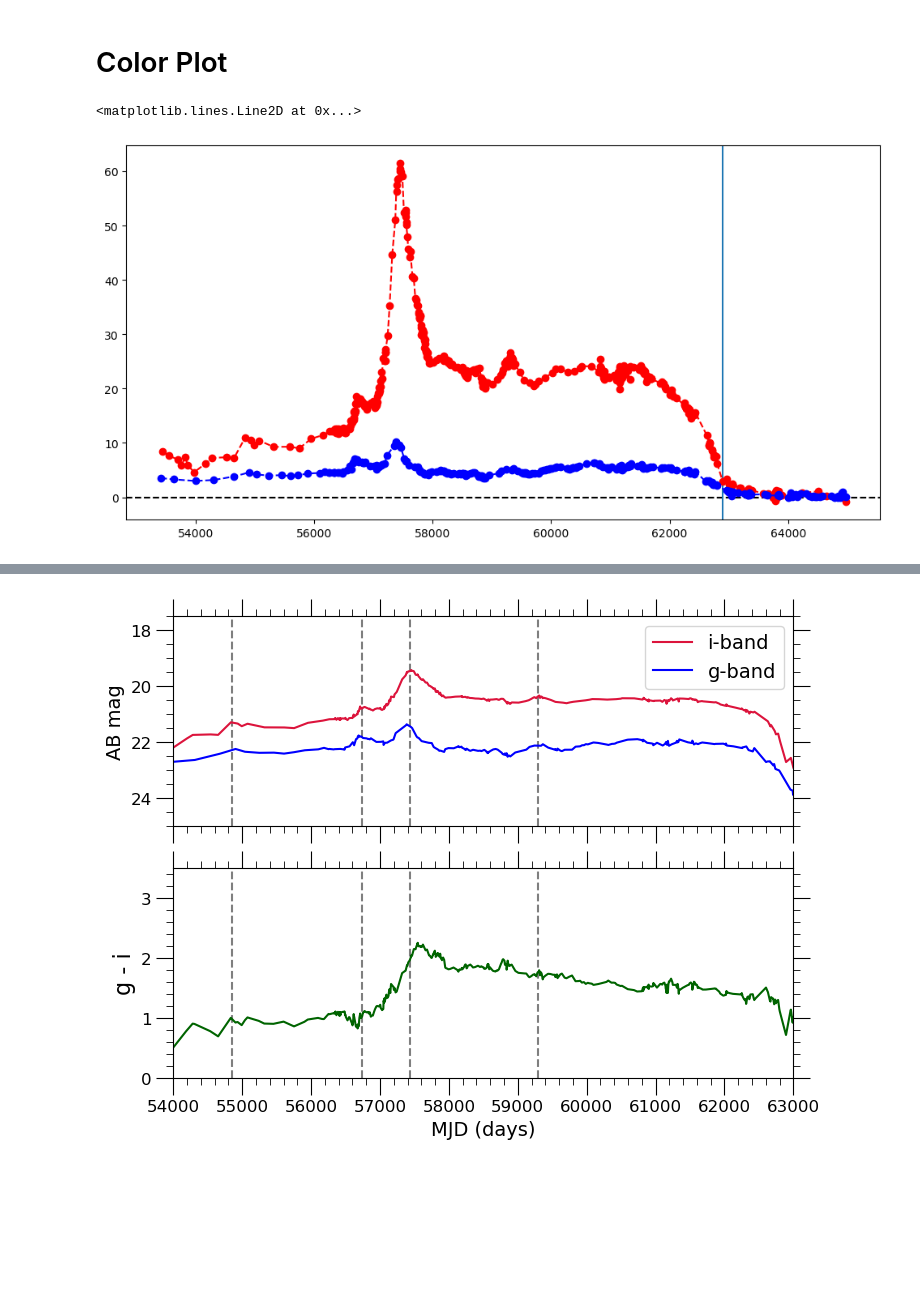
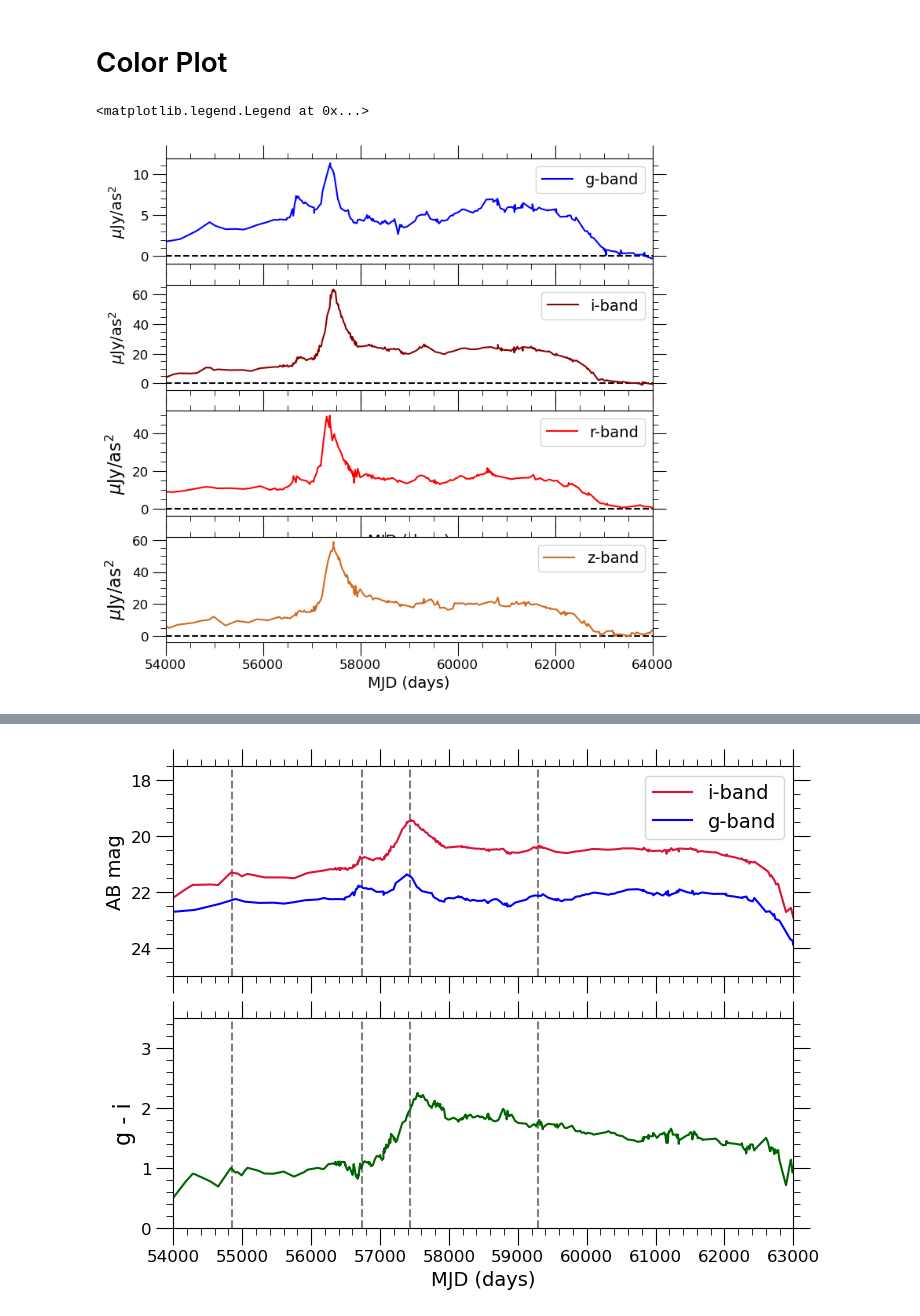
Before and after one commit to xiaolng/EtaCarEchoes, a Jupyter notebook: ColorPlot_EtaCarLEs.ipynb, the cells around one changed output, grey strips where cells are left out. Drawn from its saved outputs; the diff is of its cells as text; code cells hidden in the pictures; blank space fills up the shorter version.

Commit message:
Updated to include r and z bands

```diff
--- a/ColorPlot_EtaCarLEs.ipynb
+++ b/ColorPlot_EtaCarLEs.ipynb
@@ -8,15 +8,72 @@ from LC_utility import *
 ### Read in Models
 LCm2_i = pd.read_csv('../tables/LC_tables/M2_iEtaCarLC.csv')
 LCm2_g = pd.read_csv('../tables/LC_tables/M2_gEtaCarLC.csv')
+LCm2_r = pd.read_csv('../tables/LC_tables/M2_rEtaCarLC.csv')
+LCm2_z = pd.read_csv('../tables/LC_tables/M2_zEtaCarLC.csv')
 # %%
-plt.subplots(dpi = 100, figsize = [12,6])
-plt.errorbar(LCm2_i['mjd'], LCm2_i['mJyas2'], fmt='--o', ecolor='black', color='red', yerr=LCm2_i['mJyas2_err'])
-plt.errorbar(LCm2_g['mjd'], LCm2_g['mJyas2'], fmt='--o', ecolor='black', color='blue', yerr=LCm2_g['mJyas2_err'])
-plt.axhline(y=0, linestyle='--', color='black')
-plt.axvline(x=62900)
+fig, axs = plt.subplots(4,1,dpi = 100, figsize = [8,8], sharex=True)
+axs = axs.flatten()
+
+axs[0].minorticks_on()
+axs[0].tick_params(axis='x', labelsize=12)
+axs[0].tick_params(axis='y', labelsize=12)
+axs[0].tick_params(which='major',bottom='on',top='on',left='on',right='on',length=12)
+axs[0].tick_params(which='minor',bottom='on',top='on',left='on',right='on',length=5)
+# axs[0].gca().set_xlabel('mjd', fontsize = 14)
+axs[0].set_ylabel('$\mu$Jy/as$^2$', fontsize = 14)
+axs[0].ticklabel_format(axis='both', style='plain')
+
+axs[0].errorbar(LCm2_g['mjd'], LCm2_g['mJyas2'], fmt='-', ecolor='black', color='blue', label='g-band')
+axs[0].axhline(y=0, linestyle='--', color='black')
+axs[0].set_xlim(54000, 64000)
+axs[0].legend(fontsize = 14)
+
+
+axs[1].minorticks_on()
+axs[1].tick_params(axis='x', labelsize=12)
+axs[1].tick_params(axis='y', labelsize=12)
+axs[1].tick_params(which='major',bottom='on',top='on',left='on',right='on',length=12)
+axs[1].tick_params(which='minor',bottom='on',top='on',left='on',right='on',length=5)
+axs[1].set_ylabel('$\mu$Jy/as$^2$', fontsize = 14)
+axs[1].ticklabel_format(axis='both', style='plain')
+
+axs[1].errorbar(LCm2_i['mjd'], LCm2_i['mJyas2'], fmt='-', ecolor='black', color='darkred', label='i-band')
+axs[1].axhline(y=0, linestyle='--', color='black')
+axs[1].set_xlim(54000, 64000)
+axs[1].legend(fontsize = 14)
+
+
+axs[2].minorticks_on()
+axs[2].tick_params(axis='x', labelsize=12)
+axs[2].tick_params(axis='y', labelsize=12)
+axs[2].tick_params(which='major',bottom='on',top='on',left='on',right='on',length=12)
+axs[2].tick_params(which='minor',bottom='on',top='on',left='on',right='on',length=5)
+axs[2].set_xlabel('MJD (days)', fontsize = 14)
+axs[2].set_ylabel('$\mu$Jy/as$^2$', fontsize = 16)
+axs[2].ticklabel_format(axis='both', style='plain')
+
+axs[2].errorbar(LCm2_r['mjd'], LCm2_r['mJyas2'], fmt='-', ecolor='black', color='red', label='r-band')
+axs[2].axhline(y=0, linestyle='--', color='black')
+axs[2].set_xlim(54000, 64000)
+axs[2].legend(fontsize = 14)
+
+
+axs[3].minorticks_on()
+axs[3].tick_params(axis='x', labelsize=12)
+axs[3].tick_params(axis='y', labelsize=12)
+axs[3].tick_params(which='major',bottom='on',top='on',left='on',right='on',length=12)
+axs[3].tick_params(which='minor',bottom='on',top='on',left='on',right='on',length=5)
+axs[3].set_xlabel('MJD (days)', fontsize = 14)
+axs[3].set_ylabel('$\mu$Jy/as$^2$', fontsize = 16)
+axs[3].ticklabel_format(axis='both', style='plain')
+
+axs[3].errorbar(LCm2_z['mjd'], LCm2_z['mJyas2'], fmt='-', ecolor='black', color='chocolate', label='z-band')
+axs[3].axhline(y=0, linestyle='--', color='black')
+axs[3].set_xlim(54000, 64000)
+axs[3].legend(fontsize = 14)
 # %% [output]
-<matplotlib.lines.Line2D at 0x...>
+<matplotlib.legend.Legend at 0x...>
-[figure, old version]
+[figure, new version]
 # %%
 working_inds_i = np.where(LCm2_i['mJyas2']>0.)[0]
 working_inds_g = np.where(LCm2_g['mJyas2']>0.)[0]
```
Also changed, not shown: parts of 18 cells of this notebook.
